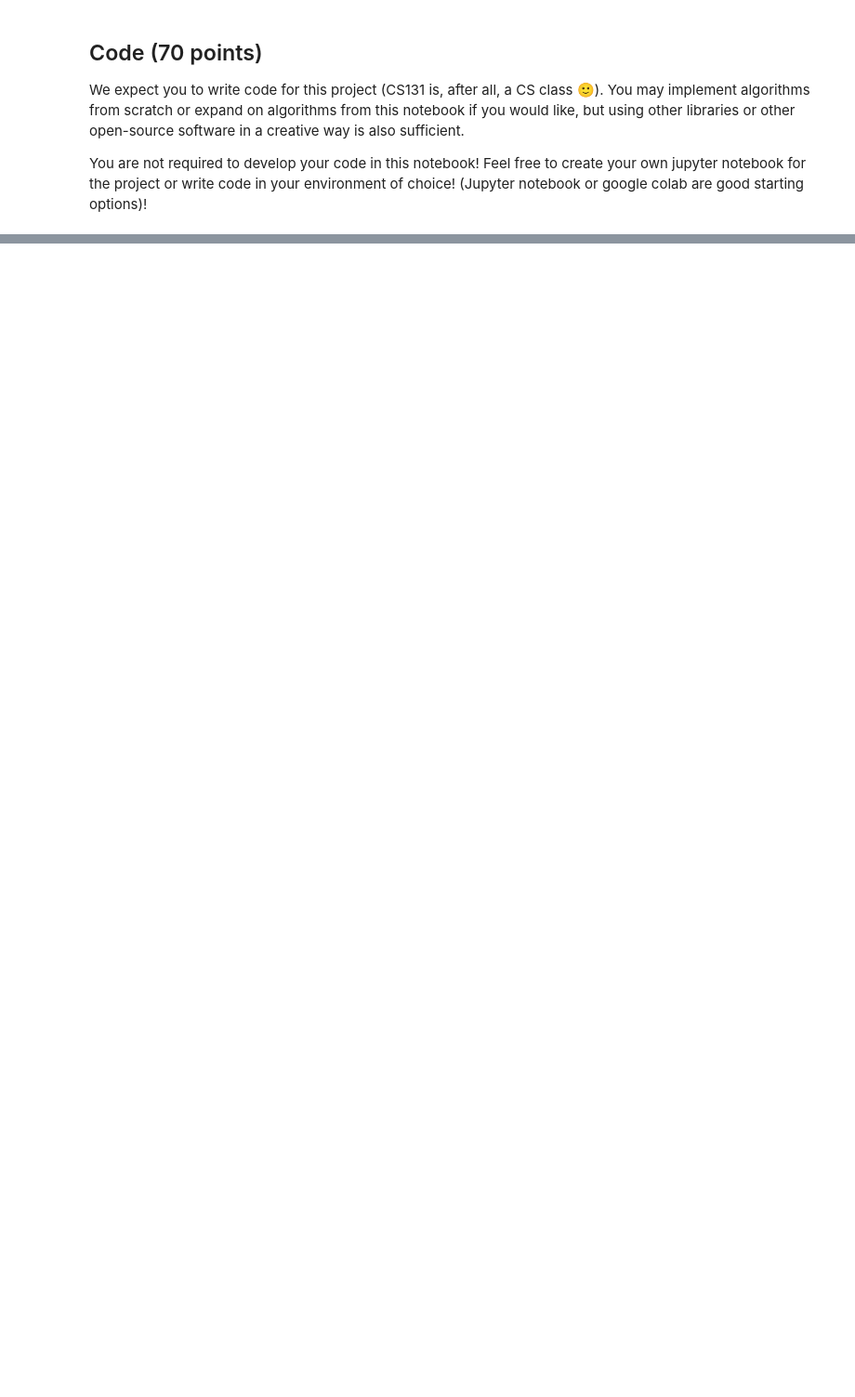
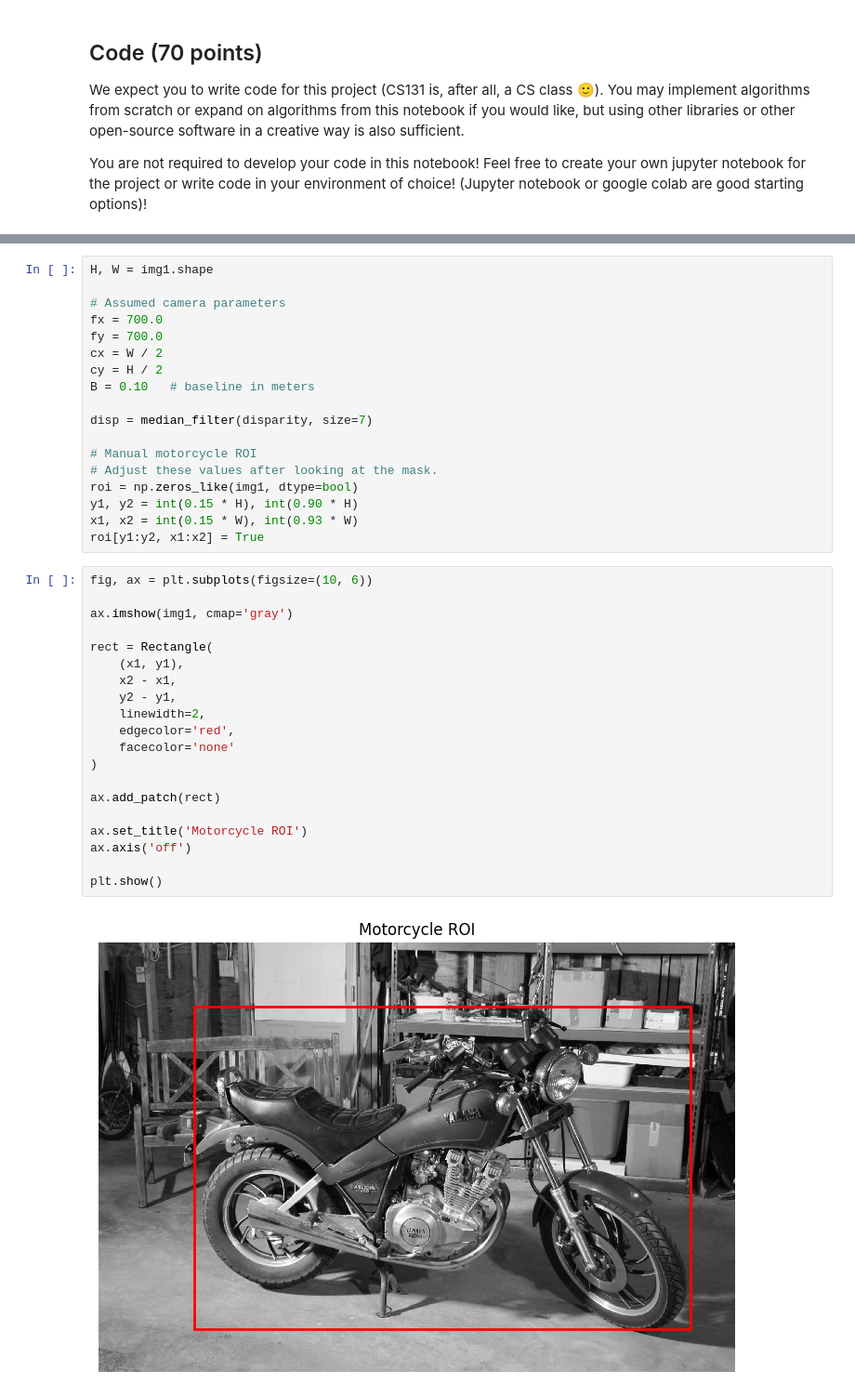
Before and after one commit to miaxiaozl/CS131, a Jupyter notebook: spring_2026/project2_release/option_B/project2b_exploration.ipynb, the cells around one changed output, grey strips where cells are left out. Shown at 93% size. Saved outputs shown, nothing was run; the diff lists cells and outputs as text; blank space fills up the shorter version.

```diff
--- a/spring_2026/project2_release/option_B/project2b_exploration.ipynb
+++ b/spring_2026/project2_release/option_B/project2b_exploration.ipynb
@@ -48,0 +114,40 @@ _You may also add a link to your writeup if that is easier!_
+# %%
+H, W = img1.shape
+
+# Assumed camera parameters
+fx = 700.0
+fy = 700.0
+cx = W / 2
+cy = H / 2
+B = 0.10   # baseline in meters
+
+disp = median_filter(disparity, size=7)
+
+# Manual motorcycle ROI
+# Adjust these values after looking at the mask.
+roi = np.zeros_like(img1, dtype=bool)
+y1, y2 = int(0.15 * H), int(0.90 * H)
+x1, x2 = int(0.15 * W), int(0.93 * W)
+roi[y1:y2, x1:x2] = True
+# %%
+fig, ax = plt.subplots(figsize=(10, 6))
+
+ax.imshow(img1, cmap='gray')
+
+rect = Rectangle(
+    (x1, y1),
+    x2 - x1,
+    y2 - y1,
+    linewidth=2,
+    edgecolor='red',
+    facecolor='none'
+)
+
+ax.add_patch(rect)
+
+ax.set_title('Motorcycle ROI')
+ax.axis('off')
+
+plt.show()
+# %% [output]
+[figure, added]
```
Also changed, not shown: parts of 18 cells of this notebook.
